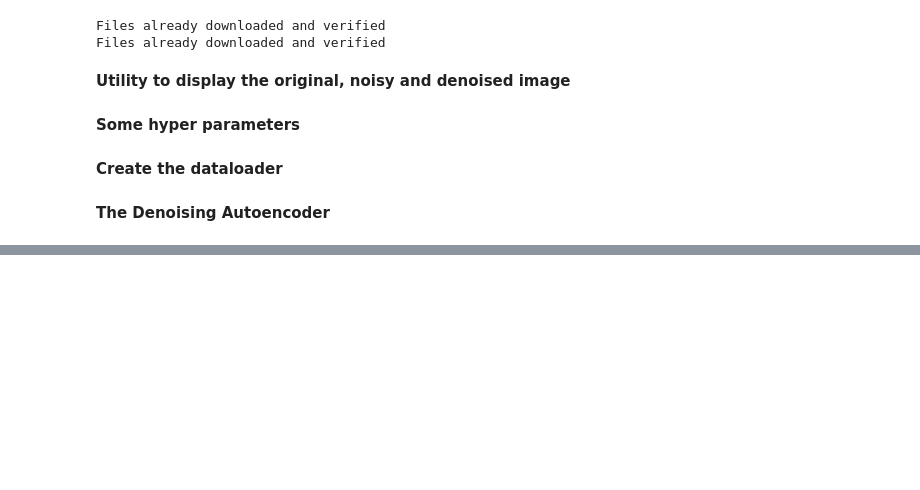
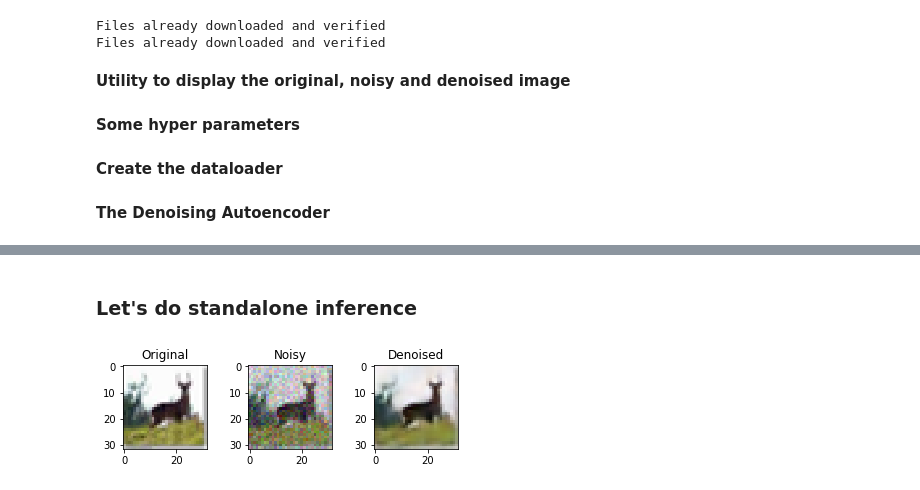
Before and after one commit to PacktPublishing/Deep-learning-with-PyTorch-video, a Jupyter notebook: 5.autoencoder.denoising.images.ipynb, the cells around one changed output, grey strips where cells are left out. Drawn from its saved outputs; the diff is of its cells as text; code cells hidden in the pictures; blank space fills up the shorter version.

```diff
--- a/5.autoencoder.denoising.images.ipynb
+++ b/5.autoencoder.denoising.images.ipynb
@@ -217,0 +229,17 @@ plt.show()
+# %% [markdown]
+### Let's do standalone inference
+# %%
+import random
+
+img, _ = random.choice(cifar10_valid)
+img    = img.resize_((1, 3, 32, 32))
+noise  = torch.randn((1, 3, 32, 32)) * noise_level
+img_n  = torch.add(img, noise)
+
+img_n = Variable(img_n).cuda()
+denoised = autoencoder(img_n)
+
+
+show_img(img[0].numpy(), img_n[0].data.cpu().numpy(), denoised[0].data.cpu().numpy())
+# %% [output]
+[figure, added]
```
Also changed, not shown: parts of 9 cells of this notebook.
